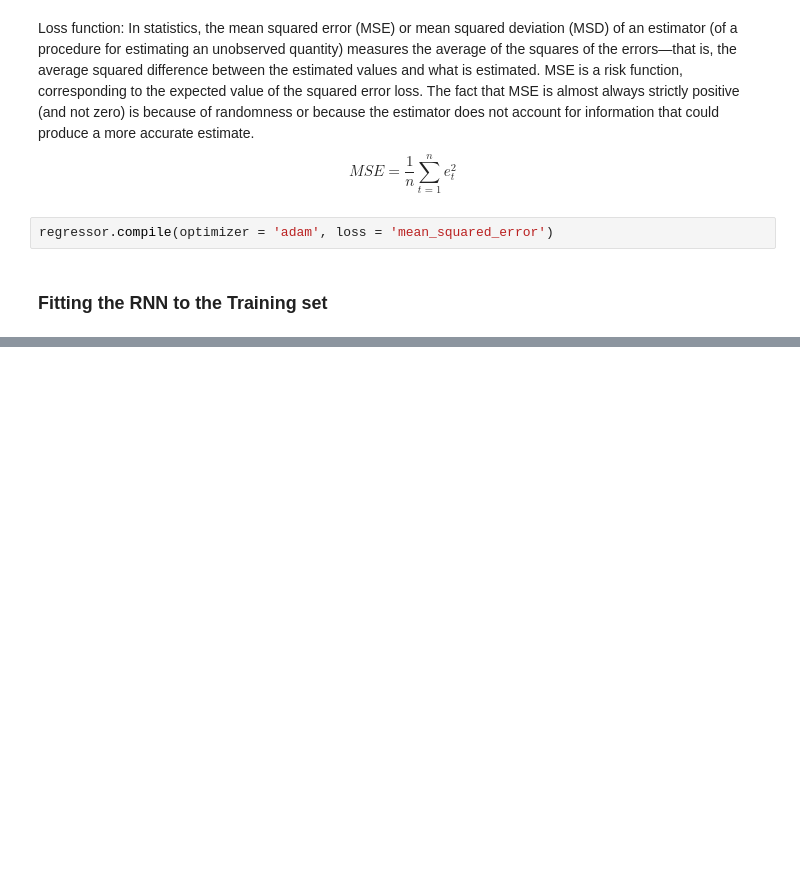
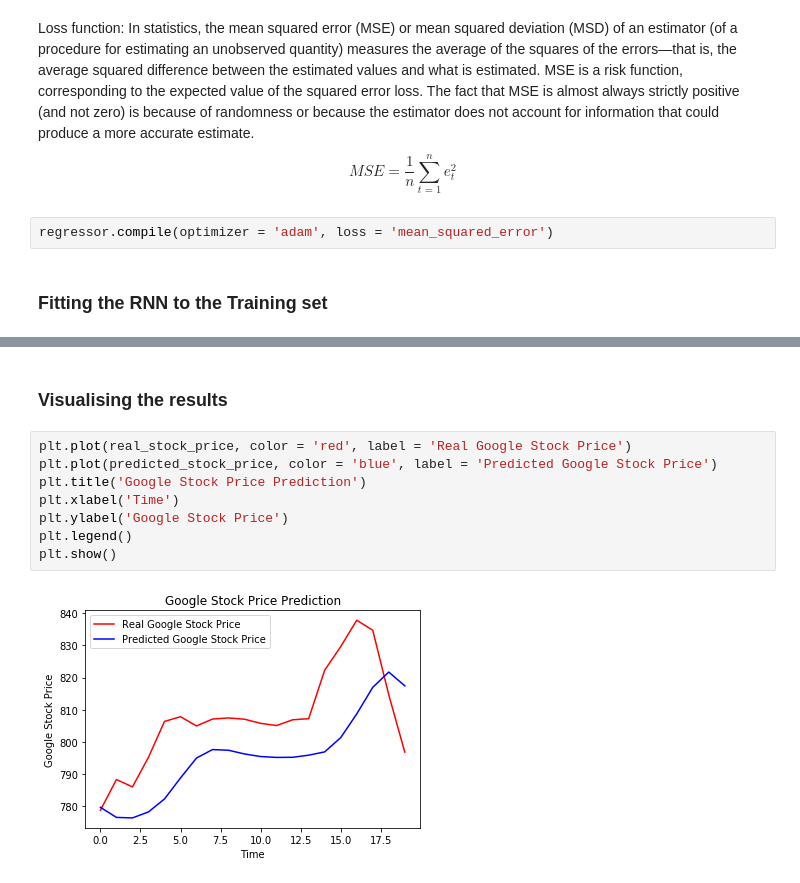
Before and after one commit to pmtempone/deep_learning_A_Z, a Jupyter notebook: Volume 1 - Supervised Deep Learning/Part 3 - Recurrent Neural Networks (RNN)/Section 12 - Building a RNN/RNN - Recurrent Neural Network.ipynb, the cells around one changed output, grey strips where cells are left out. Drawn from its saved outputs; the diff is of its cells as text; blank space fills up the shorter version.

```diff
--- a/Volume 1 - Supervised Deep Learning/Part 3 - Recurrent Neural Networks (RNN)/Section 12 - Building a RNN/RNN - Recurrent Neural Network.ipynb
+++ b/Volume 1 - Supervised Deep Learning/Part 3 - Recurrent Neural Networks (RNN)/Section 12 - Building a RNN/RNN - Recurrent Neural Network.ipynb
@@ -128,0 +203,12 @@ Epoch 100/100
+# %% [markdown]
+### Visualising the results
+# %%
+plt.plot(real_stock_price, color = 'red', label = 'Real Google Stock Price')
+plt.plot(predicted_stock_price, color = 'blue', label = 'Predicted Google Stock Price')
+plt.title('Google Stock Price Prediction')
+plt.xlabel('Time')
+plt.ylabel('Google Stock Price')
+plt.legend()
+plt.show()
+# %% [output]
+[figure, added]
```
Also changed, not shown: parts of 15 cells of this notebook, 2 other files.
